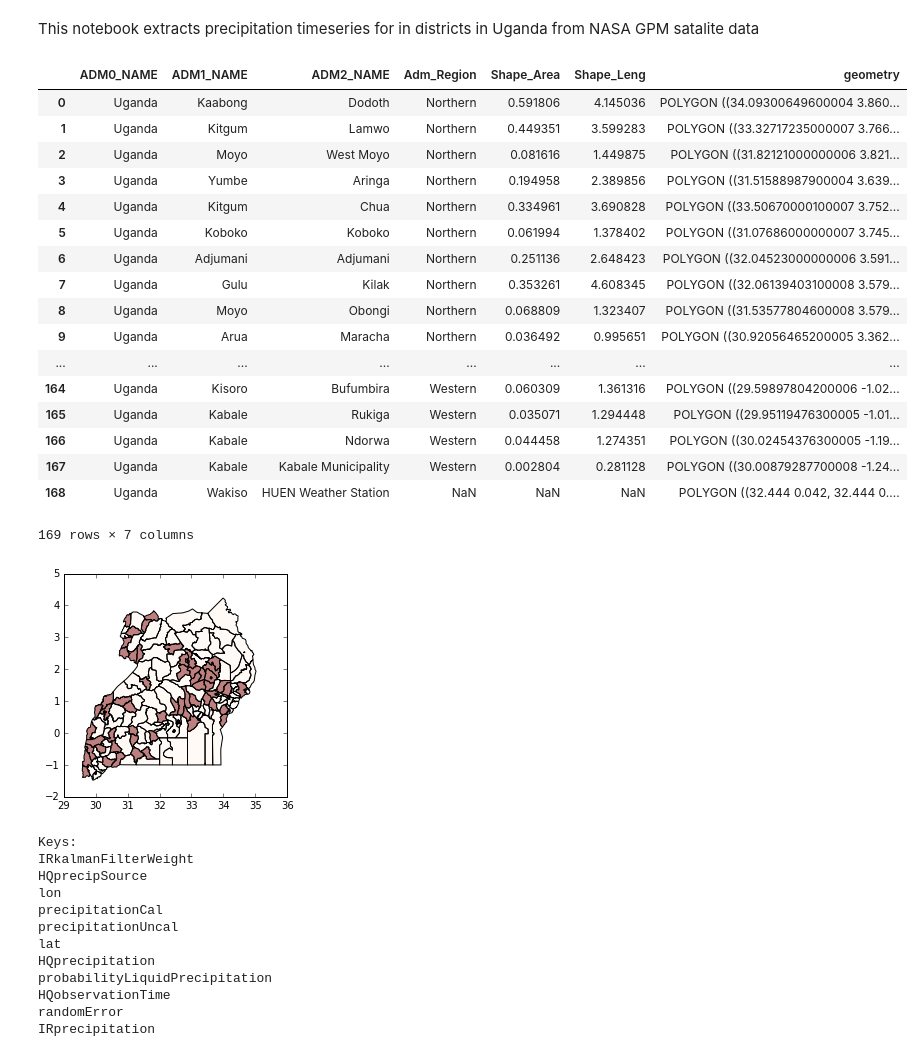
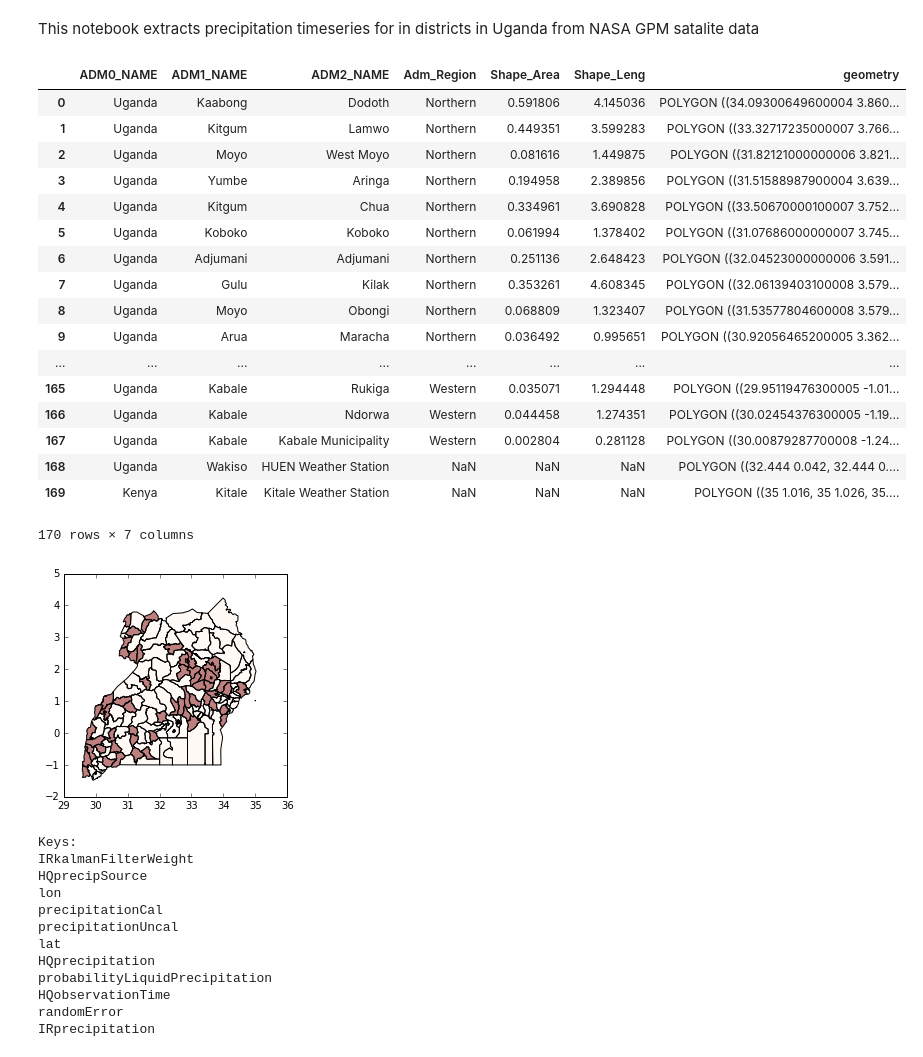
Before and after one commit to nathanathan/GPM-district-precipitation, a Jupyter notebook: uganda-district-precipitation.ipynb, the cells around one changed output. Cells and saved outputs as stored; diff of their text form; code cells hidden in the pictures.

```diff
--- a/uganda-district-precipitation.ipynb
+++ b/uganda-district-precipitation.ipynb
@@ -20,36 +20,42 @@ pd.set_option('io.hdf.default_format', 'table')
 # %%
 # Load district shape files.
 # TODO Clip Lake Victoria?
 uganda_shapes = gp.GeoDataFrame.from_file("/home/nathan/Uganda_admin_2014_WGS84.shp")
 from shapely.geometry.polygon import Polygon
-# Add a weather station for comparison with on the ground data.
+# Add a weather stations for comparison with on the ground data.
 uganda_shapes = uganda_shapes.append(dict(
     ADM0_NAME="Uganda",
     ADM1_NAME="Wakiso",
     ADM2_NAME="HUEN Weather Station",
     geometry=Polygon([[32.444, 0.042], [32.444, 0.052], [32.454, 0.042]])
 ), ignore_index=True)
+uganda_shapes = uganda_shapes.append(dict(
+    ADM0_NAME="Kenya",
+    ADM1_NAME="Kitale",
+    ADM2_NAME="Kitale Weather Station",
+    geometry=Polygon([[35, 1.016], [35, 1.026], [35.01, 1.016]])
+), ignore_index=True)
 uganda_shapes.plot(column='Shape_Area', scheme='QUANTILES', k=3, colormap='OrRd')
 uganda_shapes
 # %% [output]
 |  | ADM0_NAME | ADM1_NAME | ADM2_NAME | Adm_Region | Shape_Area | Shape_Leng | geometry |
 | 0 | Uganda | Kaabong | Dodoth | Northern | 0.591806 | 4.145036 | POLYGON ((34.09300649600004 3.860... |
 | 1 | Uganda | Kitgum | Lamwo | Northern | 0.449351 | 3.599283 | POLYGON ((33.32717235000007 3.766... |
 | 2 | Uganda | Moyo | West Moyo | Northern | 0.081616 | 1.449875 | POLYGON ((31.82121000000006 3.821... |
 | 3 | Uganda | Yumbe | Aringa | Northern | 0.194958 | 2.389856 | POLYGON ((31.51588987900004 3.639... |
 | 4 | Uganda | Kitgum | Chua | Northern | 0.334961 | 3.690828 | POLYGON ((33.50670000100007 3.752... |
 | 5 | Uganda | Koboko | Koboko | Northern | 0.061994 | 1.378402 | POLYGON ((31.07686000000007 3.745... |
 | 6 | Uganda | Adjumani | Adjumani | Northern | 0.251136 | 2.648423 | POLYGON ((32.04523000000006 3.591... |
 | 7 | Uganda | Gulu | Kilak | Northern | 0.353261 | 4.608345 | POLYGON ((32.06139403100008 3.579... |
 | 8 | Uganda | Moyo | Obongi | Northern | 0.068809 | 1.323407 | POLYGON ((31.53577804600008 3.579... |
 | 9 | Uganda | Arua | Maracha | Northern | 0.036492 | 0.995651 | POLYGON ((30.92056465200005 3.362... |
 | ... | ... | ... | ... | ... | ... | ... | ... |
-| 164 | Uganda | Kisoro | Bufumbira | Western | 0.060309 | 1.361316 | POLYGON ((29.59897804200006 -1.02... |
 | 165 | Uganda | Kabale | Rukiga | Western | 0.035071 | 1.294448 | POLYGON ((29.95119476300005 -1.01... |
 | 166 | Uganda | Kabale | Ndorwa | Western | 0.044458 | 1.274351 | POLYGON ((30.02454376300005 -1.19... |
 | 167 | Uganda | Kabale | Kabale Municipality | Western | 0.002804 | 0.281128 | POLYGON ((30.00879287700008 -1.24... |
 | 168 | Uganda | Wakiso | HUEN Weather Station | NaN | NaN | NaN | POLYGON ((32.444 0.042, 32.444 0.... |
+| 169 | Kenya | Kitale | Kitale Weather Station | NaN | NaN | NaN | POLYGON ((35 1.016, 35 1.026, 35.... |
-169 rows × 7 columns
+170 rows × 7 columns
 [figure]
 # %%
 # An arbitrary file chosen to get coordinates for projection
```
Also changed, not shown: parts of 14 cells of this notebook.
